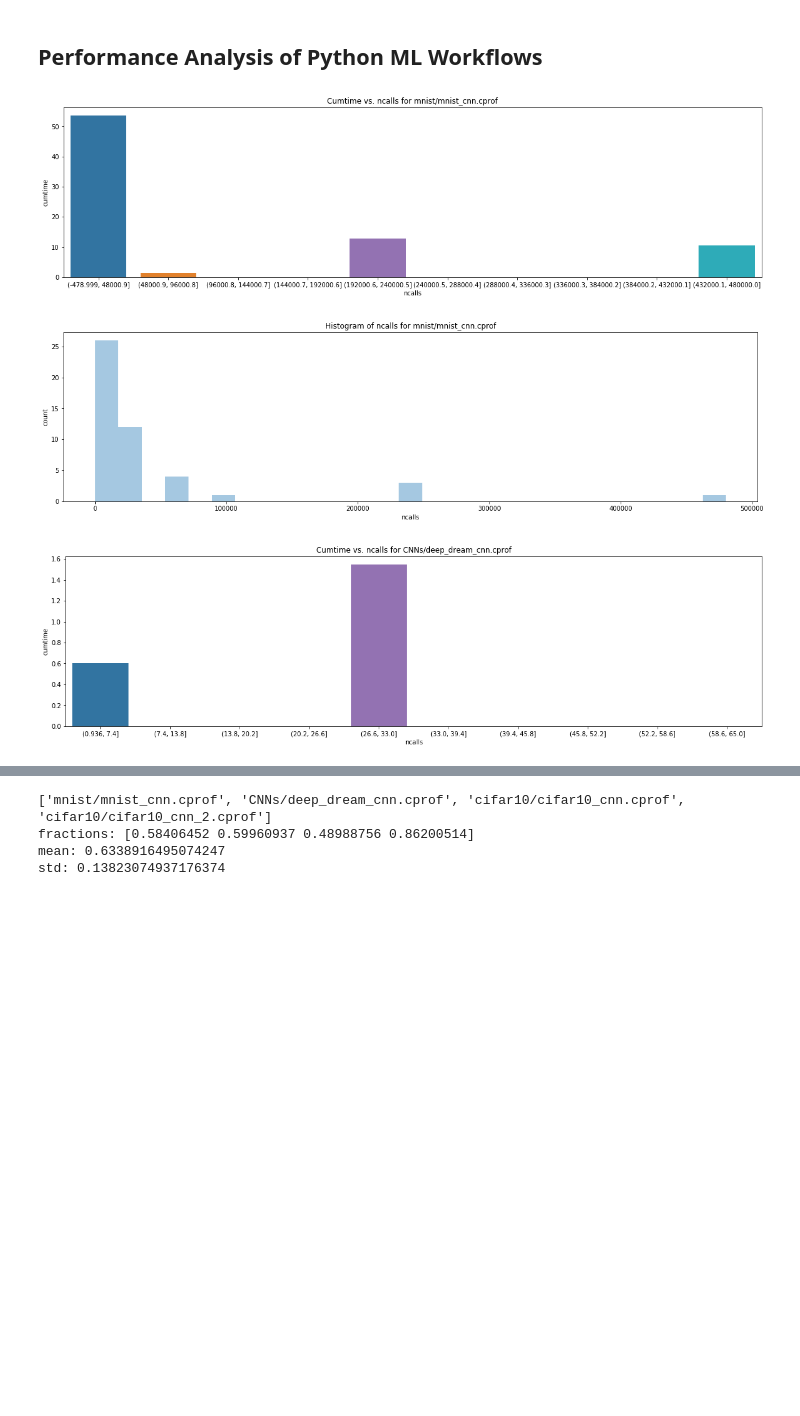
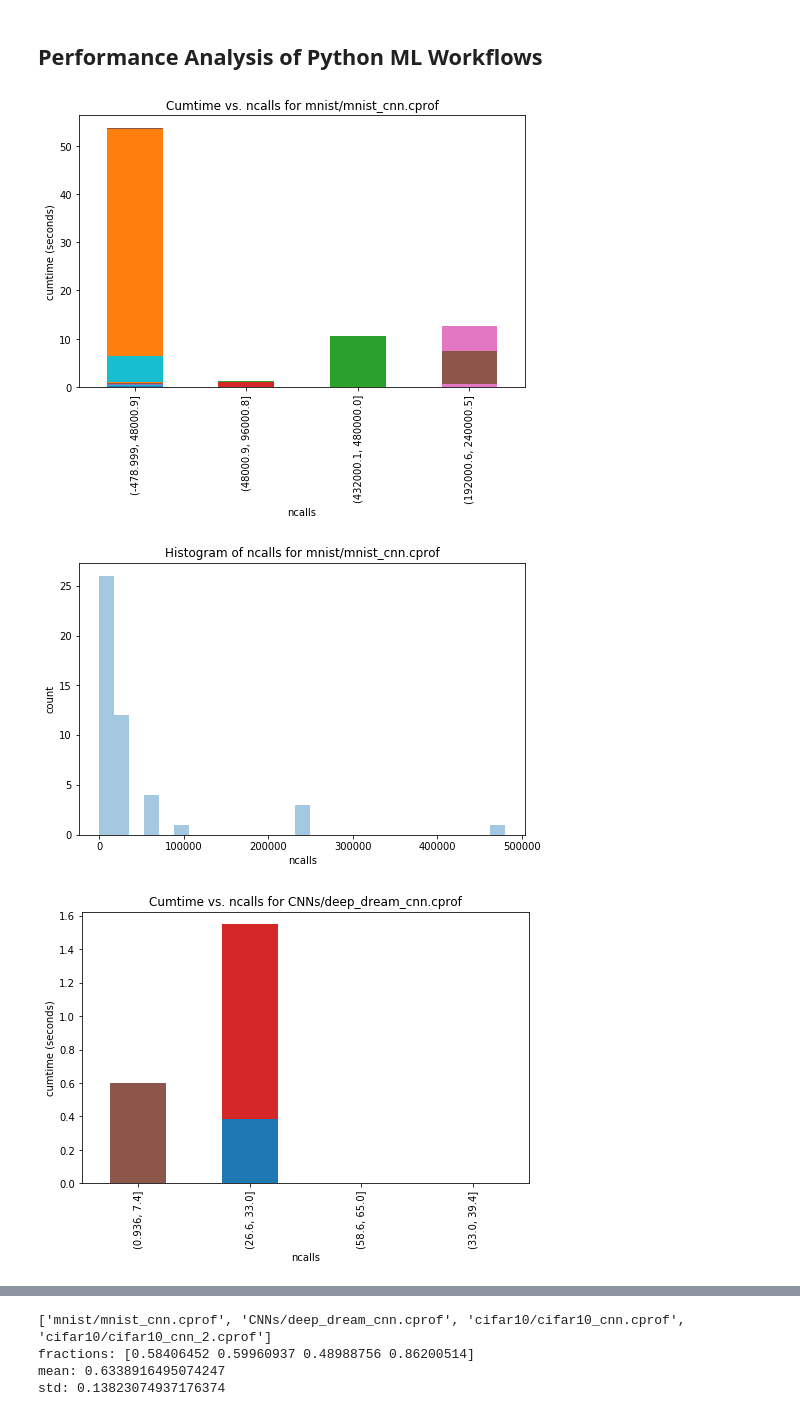
Before and after one commit to ucbrise/flor, a Jupyter notebook: profiler/profiler_notebook.ipynb, the cells around one changed output, grey strips where cells are left out. Saved outputs shown, nothing was run; the diff lists cells and outputs as text; code cells hidden in the pictures; blank space fills up the shorter version.

Commit message:
added mnist logreg and stacked bar plots

```diff
--- a/profiler/profiler_notebook.ipynb
+++ b/profiler/profiler_notebook.ipynb
@@ -203,19 +202,28 @@ for c_df in c_df_list:
 # %%
 for i, c_df in enumerate(c_df_list):
     c_df_grouped = c_df.groupby('ncalls_group').sum()
     c_df_grouped.reset_index(inplace=True)
-    plt.figure(figsize=(20, 5))
+    # Bar plot
+    # plt.figure(figsize=(20, 5))
+
+    # sns.barplot(x='ncalls_group', y='cumtime', data=c_df_grouped)
+
+    # Stacked Bar Plot
+    pivot_df = c_df.pivot(index='ncalls_group', columns='plf', values='cumtime')
+    pivot_df.plot.bar(stacked=True, figsize=(8, 5))
+    plt.legend().remove()
+
+    plt.xlabel('ncalls')
+    plt.ylabel('cumtime (seconds)')
     plt.title('Cumtime vs. ncalls for ' + cprofs[i])
-    sns.barplot(x='ncalls_group', y='cumtime', data=c_df_grouped)
-    plt.xlabel('ncalls')
     plt.show()
 
-    plt.figure(figsize=(20, 5))
+    plt.figure(figsize=(8, 5))
     plt.title('Histogram of ncalls for ' + cprofs[i])
     sns.distplot(c_df['ncalls'].astype('int'), kde=False)
     plt.ylabel('count')
     plt.show()
 # %% [output]
-[figure, old version]
+[figure, new version]
-[figure, old version]
+[figure, new version]
-[figure, old version]
+[figure, new version]
```
Also changed, not shown: parts of 7 cells of this notebook, 2 other files.
